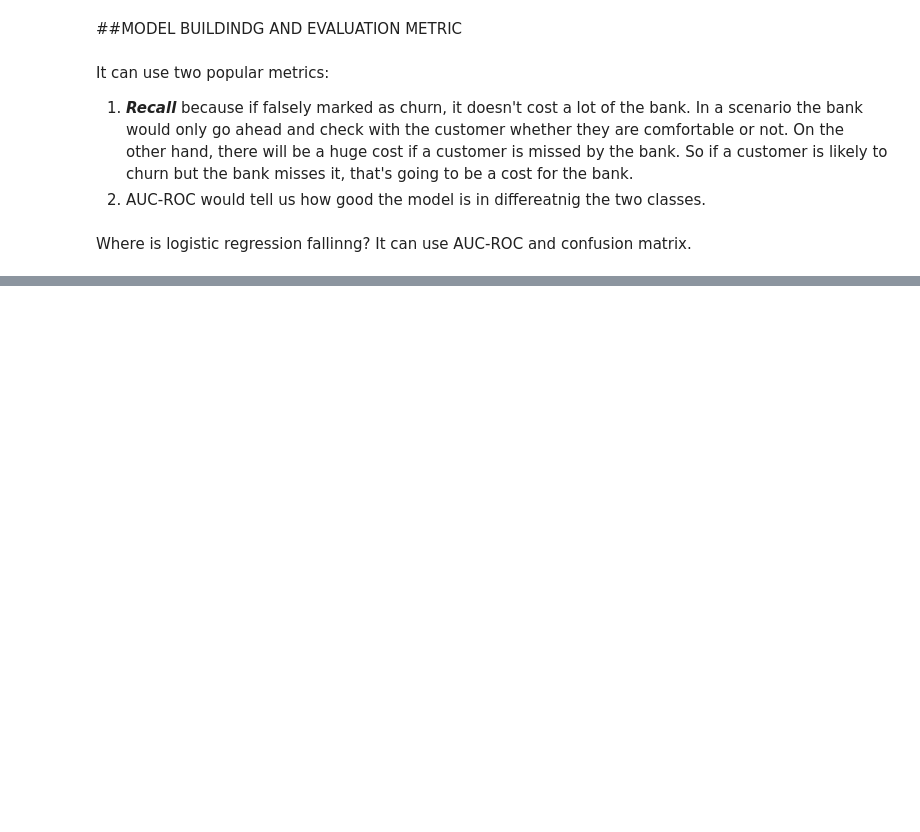
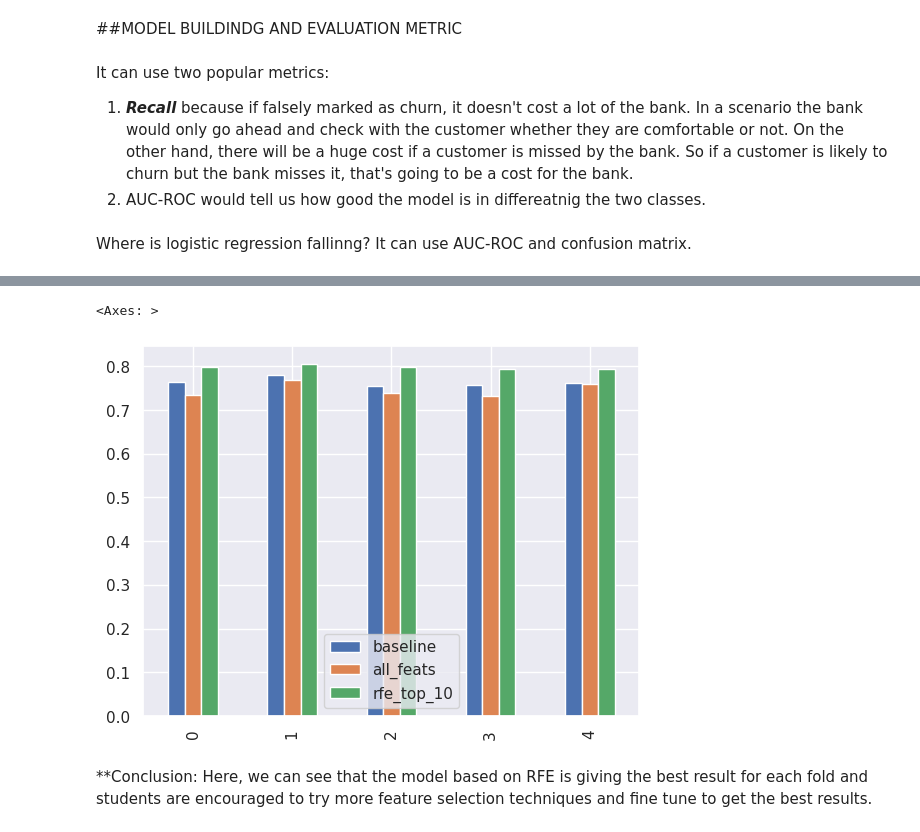
Before and after one commit to AlejandroPinto5/linear-models, a Jupyter notebook: Churn_prediction_project.ipynb, the cells around one changed output, grey strips where cells are left out. Drawn from its saved outputs; the diff is of its cells as text; code cells hidden in the pictures; blank space fills up the shorter version.

```diff
--- a/Churn_prediction_project.ipynb
+++ b/Churn_prediction_project.ipynb
@@ -234,0 +328,3 @@ plt.legend(loc = 4)
+# %%
+# Now let's try using all columns available to check if we get significant improvement
+all_feat_scores = cv_score(LogisticRegression())
@@ -234,0 +352,8 @@ plt.legend(loc = 4)
+# %%
+from sklearn.feature_selection import RFE
+import matplotlib.pyplot as plt
+
+# Create the RFE object and rank each feature
+model = LogisticRegression()
+rfe = RFE(estimator=model, n_features_to_select=1, step=1)
+rfe.fit(df, y_all)
@@ -234,0 +362,6 @@ plt.legend(loc = 4)
+# %%
+ranking_df = pd.DataFrame()
+ranking_df['Feature_name'] = df.columns
+ranking_df['Rank'] = rfe.ranking_
+ranked = ranking_df.sort_values(by=['Rank'])
+ranked
@@ -234,0 +386,3 @@ plt.legend(loc = 4)
+# %%
+# The balance features are proving to be very important as can be seen from the table. The RFE function can also be used to select features. Lets select the top 10 features from this table and check score.
+rfe_top_10_scores = cv_score(LogisticRegression(), cols = ranked['Feature_name'][:10].values)
@@ -234,0 +439,8 @@ plt.legend(loc = 4)
+# %%
+results_df = pd.DataFrame({'baseline':baseline_scores, 'all_feats': all_feat_scores, 'rfe_top_10': rfe_top_10_scores})
+results_df.plot(y=["baseline", "all_feats", "rfe_top_10"], kind="bar")
+# %% [output]
+<Axes: >
+[figure, added]
+# %% [markdown]
+**Conclusion: Here, we can see that the model based on RFE is giving the best result for each fold and students are encouraged to try more feature selection techniques and fine tune to get the best results.
```
Also changed, not shown: parts of 18 cells of this notebook.
